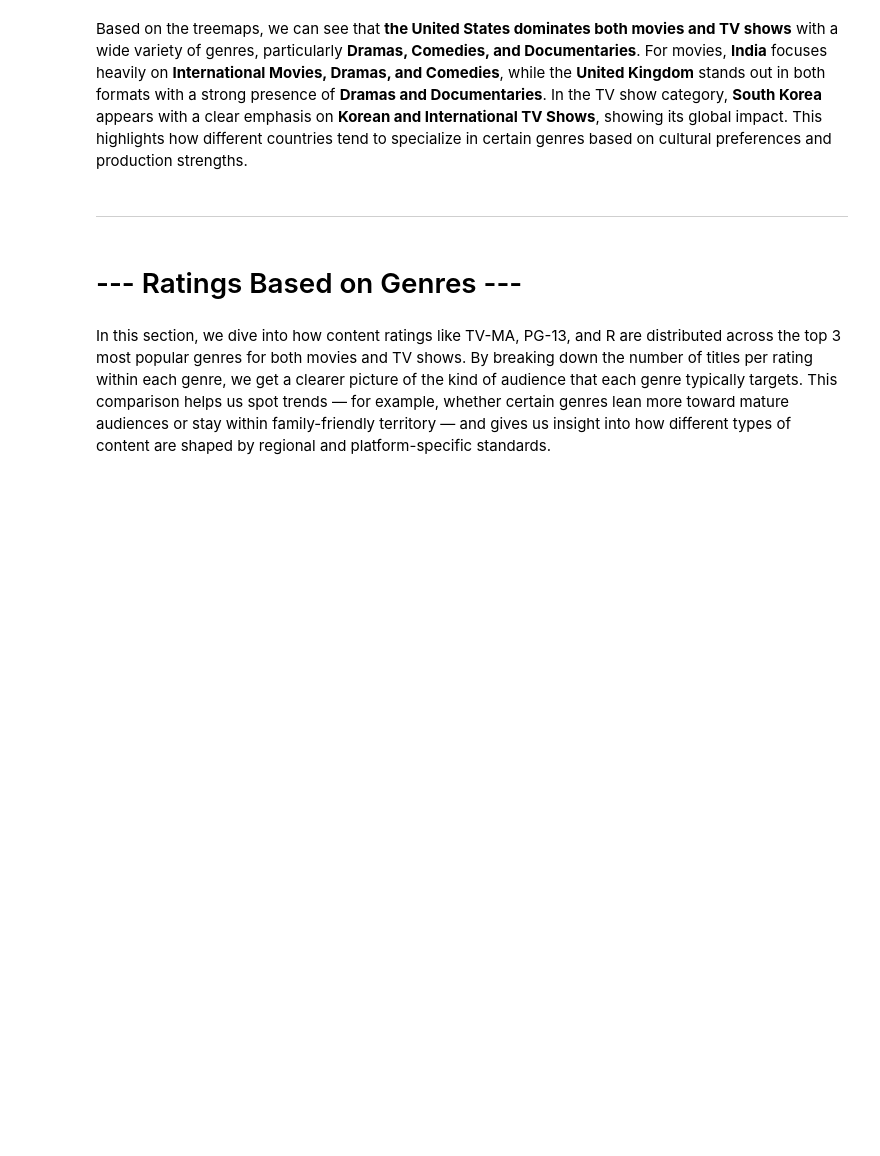
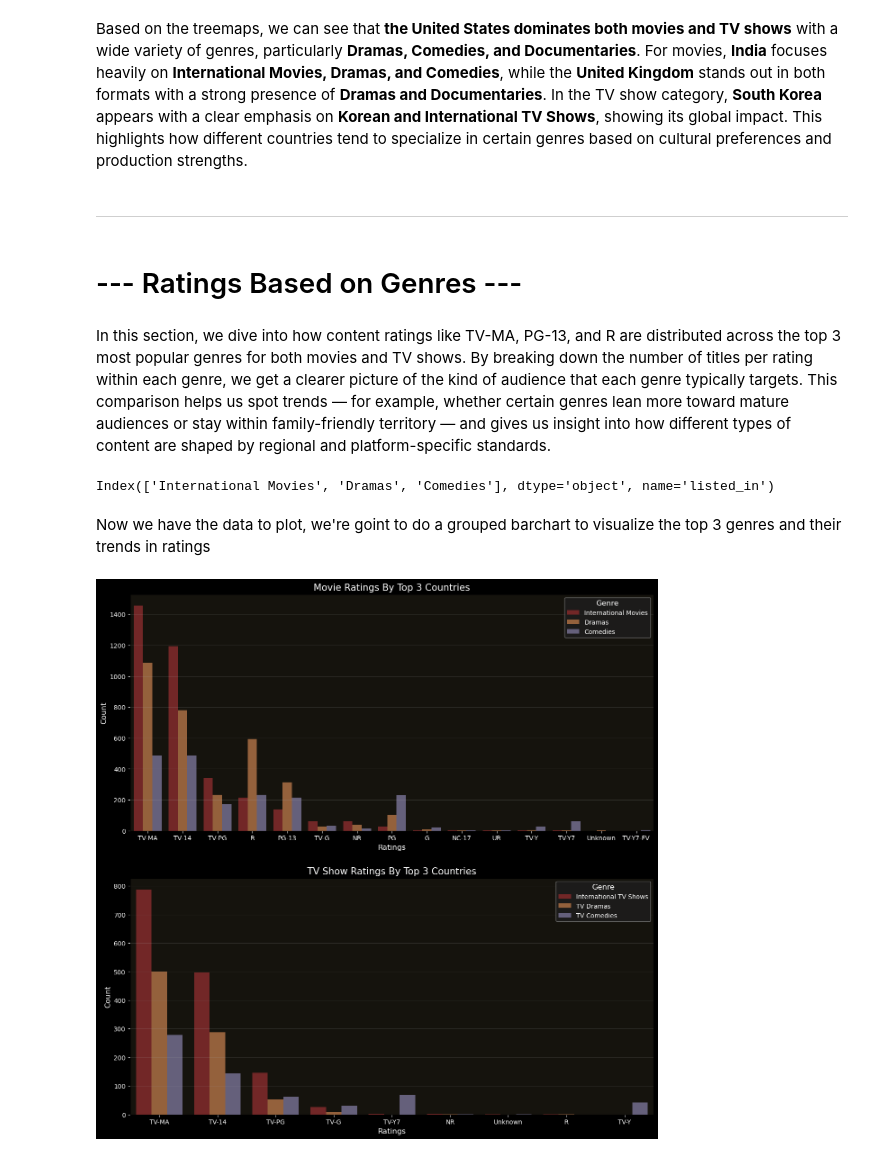
Before and after one commit to imelinc/eda-project, a Jupyter notebook: eda-project.ipynb, the cells around one changed output. Saved outputs shown, nothing was run; the diff lists cells and outputs as text; code cells hidden in the pictures; blank space fills up the shorter version.

Commit message:
Done the RATINGS VS GENRES

```diff
--- a/eda-project.ipynb
+++ b/eda-project.ipynb
@@ -747,3 +747,21 @@ Based on the treemaps, we can see that **the United States dominates both movies
 # --- Ratings Based on Genres ---
 # %% [markdown]
 In this section, we dive into how content ratings like TV-MA, PG-13, and R are distributed across the top 3 most popular genres for both movies and TV shows. By breaking down the number of titles per rating within each genre, we get a clearer picture of the kind of audience that each genre typically targets. This comparison helps us spot trends — for example, whether certain genres lean more toward mature audiences or stay within family-friendly territory — and gives us insight into how different types of content are shaped by regional and platform-specific standards.
+# %%
+# first of all, as we usually do, lets filter by movies and tv shows
+movies_df = df[df['type'] == "Movie"].copy()
+tv_shows_df = df[df['type'] == "TV Show"].copy()
+
+# Now let's expand both dataframes by the genres column
+movies_expanded = expand_dataframe(movies_df, "listed_in")
+tv_shows_expanded = expand_dataframe(tv_shows_df, "listed_in")
+
+# Getting the top 3 genre by number of occurences
+top3_genres_movies = movies_expanded["listed_in"].value_counts().head(3)
+top3_genres_shows= tv_shows_expanded["listed_in"].value_counts().head(3)
+
+# Now let's get each genre for movies and tv shows
+movies_genres = top3_genres_movies.index
+shows_genres = top3_genres_shows.index
+# %% [output]
+Index(['International Movies', 'Dramas', 'Comedies'], dtype='object', name='listed_in')
@@ -749,0 +789,61 @@ In this section, we dive into how content ratings like TV-MA, PG-13, and R are d
+# %% [markdown]
+Now we have the data to plot, we're goint to do a grouped barchart to visualize the top 3 genres and their trends in ratings
+# %%
+# Convert to DataFrame for an easier plot
+movies_ratings_df = pd.DataFrame(movies_data).fillna(0).astype(int)
+tv_ratings_df = pd.DataFrame(tv_shows_data).fillna(0).astype(int)
+
+# reset index to melt later
+movies_ratings_df = movies_ratings_df.reset_index().rename(columns={"index": "rating"})
+tv_ratings_df = tv_ratings_df.reset_index().rename(columns={"index": "rating"})
+# %%
+# For Seaborn we want long-form data
+movies_melted = movies_ratings_df.melt(id_vars="rating", var_name="genre", value_name="count")
+tv_melted = tv_ratings_df.melt(id_vars="rating", var_name="genre", value_name="count")
+# %%
+fig, (ax1,ax2) = plt.subplots(nrows=2,
+                              ncols=1,
+                              figsize = (15,15),
+                              facecolor = "#000000")
+
+bar_colors = colors = ["#7F1A1A", "#A35E2D", "#625B7F"]
+
+# Plot for Movies
+sns.barplot(ax=ax1, data=movies_melted, x="rating", y="count", hue="genre", palette=bar_colors)
+ax1.set_facecolor("#15130d")
+ax1.set_title("Movie Ratings By Top 3 Countries", color= "white", fontsize = 15)
+ax1.set_xlabel("Ratings", color = "white", fontsize = 12)
+ax1.set_ylabel("Count", color = "white", fontsize = 12)
+ax1.tick_params(colors="white")
+ax1.grid(True, alpha = 0.2, axis= "y")
+ax1.legend(title="Genre",
+           facecolor="#1E1E1E",
+           edgecolor="gray",
+           title_fontsize=12,
+           fontsize=10)
+
+# Customize the legend title and text color
+legend1 = ax1.get_legend()
+plt.setp(legend1.get_title(), color="white")
+plt.setp(legend1.get_texts(), color="white")
+
+# Plot for TV Shows
+sns.barplot(ax=ax2, data=tv_melted, x="rating", y="count", hue="genre", palette=bar_colors)
+ax2.set_facecolor("#15130d")
+ax2.set_title("TV Show Ratings By Top 3 Countries", color= "white", fontsize = 15)
+ax2.set_xlabel("Ratings", color = "white", fontsize = 12)
+ax2.set_ylabel("Count", color = "white", fontsize = 12)
+ax2.tick_params(colors="white")
+ax2.grid(True, alpha = 0.2, axis= "y")
+ax2.legend(title="Genre",
+           facecolor="#1E1E1E",
+           edgecolor="gray",
+           title_fontsize=12,
+           fontsize=10)
+
+# Customize the legend title and text color
+legend2 = ax2.get_legend()
+plt.setp(legend2.get_title(), color="white")
+plt.setp(legend2.get_texts(), color="white");
+# %% [output]
+[figure, added]
```
Also changed, not shown: parts of 2 cells of this notebook.
